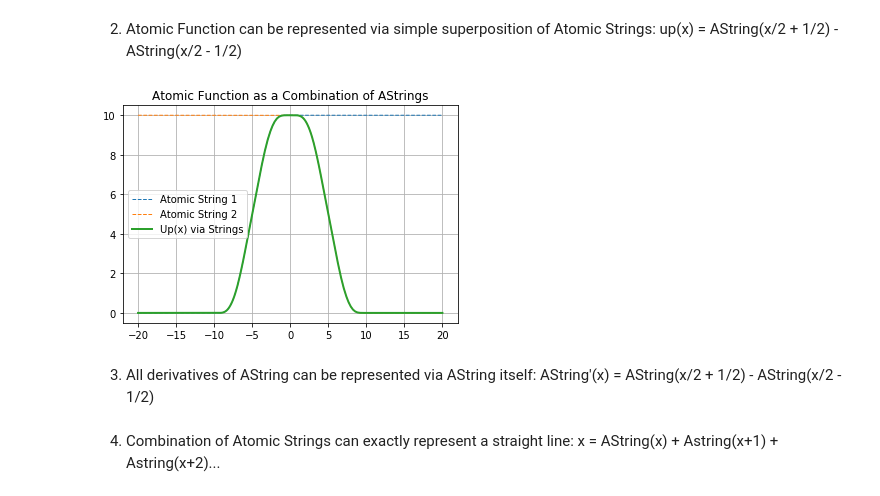
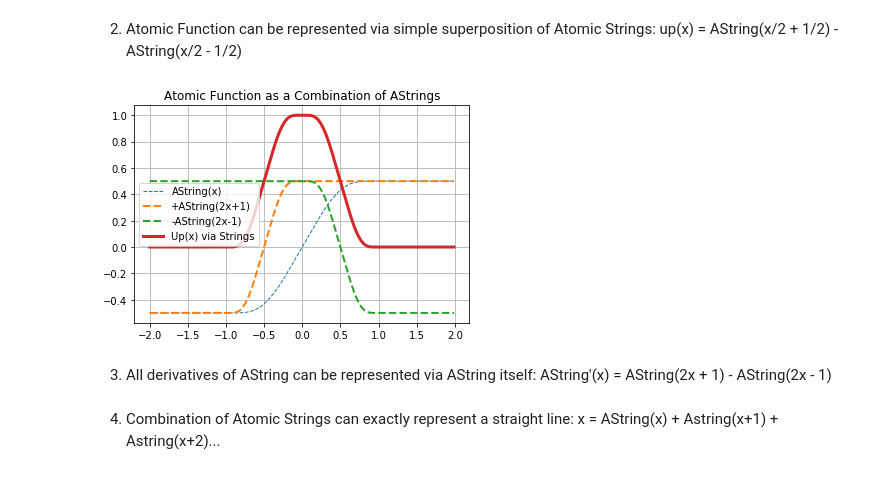
Before and after one commit to SolitonScientific/AtomicString, a Jupyter notebook: AtomicString1.ipynb, the cells around one changed output. Saved outputs shown, nothing was run; the diff lists cells and outputs as text; code cells hidden in the pictures.

Commit message:
Changes AString formula

```diff
--- a/AtomicString1.ipynb
+++ b/AtomicString1.ipynb
@@ -157,22 +157,23 @@ AString(x) = Integral(0,x)(Up(x)) = Up(x/2 - 1/2) - 1/2
 up(x) = AString(x/2 + 1/2) - AString(x/2 - 1/2)
 # %%
 #########   Presentation of Atomic Function via Atomic Strings ##########
-x = np.arange(-20.0, 20.0, 0.01)
+x = np.arange(-2.0, 2.0, 0.01)
 
-pl.plot(x, AString(x, 5, -5, +10, 5), '--', linewidth=1, label='Atomic String 1')
-pl.plot(x, AString(x, 5,  5, -10, 5), '--', linewidth=1, label='Atomic String 2')
-#pl.plot(x, up(x, 10.0, 0, 10, 0),     '--', linewidth=1, label='Atomic Function')
-AS2 = Sum(AString(x, 5, -5, 10, 0), AString(x, 5, 5, -10, 0))
-pl.plot(x, AS2, linewidth=2, label='Up(x) via Strings')
+pl.plot(x, AString(x, 1, 0, 1, 0),  '--', linewidth=1,  label='AString(x)')
+pl.plot(x, AString(x, 0.5, -0.5, +1, 0), '--', linewidth=2, label='+AString(2x+1)')
+pl.plot(x, AString(x, 0.5, +0.5, -1, 0), '--', linewidth=2, label='-AString(2x-1)')
+#pl.plot(x, up(x, 1.0, 0, 1, 0),     '--', linewidth=1, label='Atomic Function')
+AS2 = Sum(AString(x, 0.5, -0.5, +1, 0), AString(x, 0.5, +0.5, -1, 0))
+pl.plot(x, AS2, linewidth=3, label='Up(x) via Strings')
 pl.title('Atomic Function as a Combination of AStrings')
 pl.legend(loc='center left', numpoints=1)
 pl.grid(True)
 pl.show()
 # %% [output]
-[figure, old version]
+[figure, new version]
 # %% [markdown]
 3) All derivatives of AString can be represented via AString itself:
-AString'(x) = AString(x/2 + 1/2) - AString(x/2 - 1/2)
+AString'(x) = AString(2x + 1) - AString(2x - 1)
 # %% [markdown]
 4) Combination of Atomic Strings can exactly represent a straight line:
 x = AString(x) + Astring(x+1) + Astring(x+2)...
```
Also changed, not shown: parts of 2 cells of this notebook, 2 other files.
